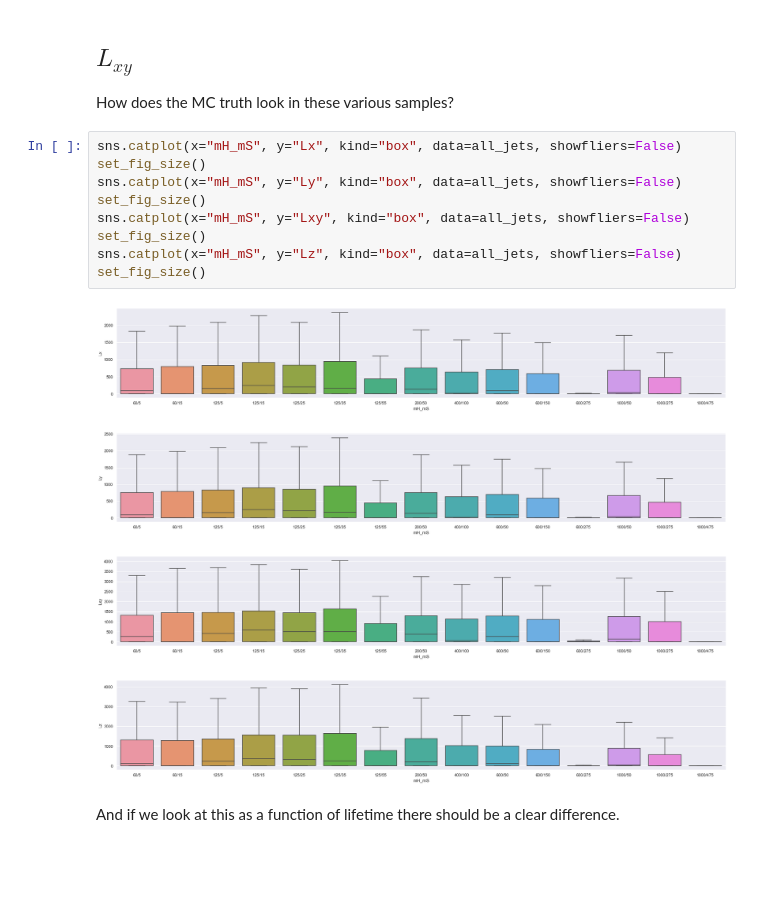
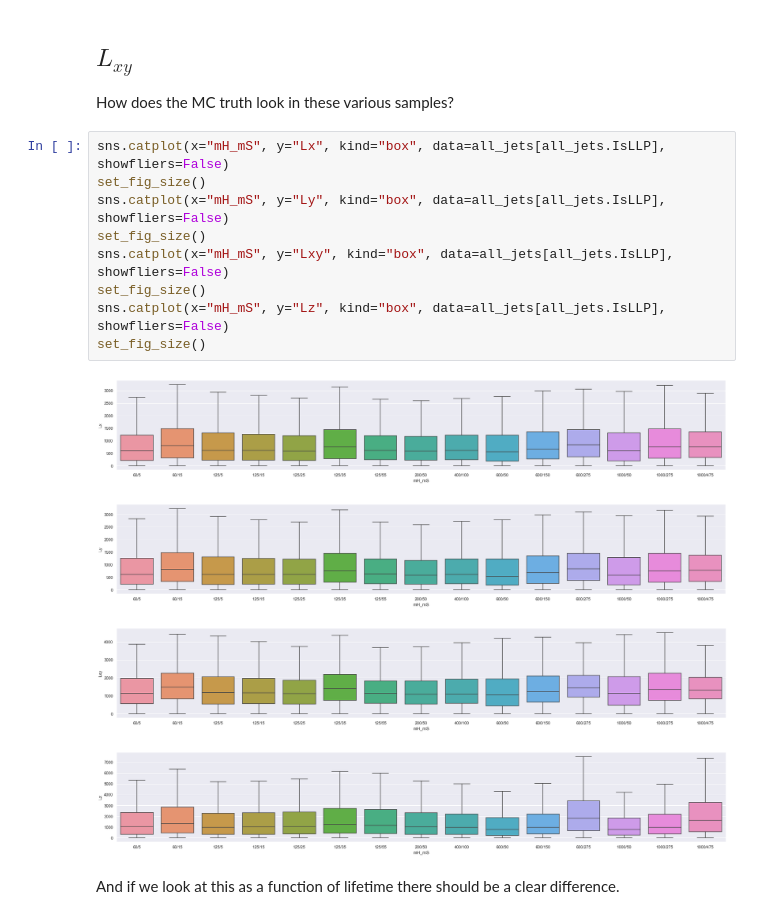
Before and after one commit to gordonwatts/calratio-perjet-training, a Jupyter notebook: notebooks/Input Variable Plots.ipynb, the cells around one changed output. Drawn from its saved outputs; the diff is of its cells as text; blank space fills up the shorter version.

```diff
--- a/notebooks/Input Variable Plots.ipynb
+++ b/notebooks/Input Variable Plots.ipynb
@@ -170,19 +170,19 @@ set_fig_size()
 
 How does the MC truth look in these various samples?
 # %%
-sns.catplot(x="mH_mS", y="Lx", kind="box", data=all_jets, showfliers=False)
+sns.catplot(x="mH_mS", y="Lx", kind="box", data=all_jets[all_jets.IsLLP], showfliers=False)
 set_fig_size()
-sns.catplot(x="mH_mS", y="Ly", kind="box", data=all_jets, showfliers=False)
+sns.catplot(x="mH_mS", y="Ly", kind="box", data=all_jets[all_jets.IsLLP], showfliers=False)
 set_fig_size()
-sns.catplot(x="mH_mS", y="Lxy", kind="box", data=all_jets, showfliers=False)
+sns.catplot(x="mH_mS", y="Lxy", kind="box", data=all_jets[all_jets.IsLLP], showfliers=False)
 set_fig_size()
-sns.catplot(x="mH_mS", y="Lz", kind="box", data=all_jets, showfliers=False)
+sns.catplot(x="mH_mS", y="Lz", kind="box", data=all_jets[all_jets.IsLLP], showfliers=False)
 set_fig_size()
 # %% [output]
-[figure, old version]
+[figure, new version]
-[figure, old version]
+[figure, new version]
-[figure, old version]
+[figure, new version]
-[figure, old version]
+[figure, new version]
 # %% [markdown]
 And if we look at this as a function of lifetime there should be a clear difference.
 # %%
```
Also changed, not shown: parts of 3 cells of this notebook.
